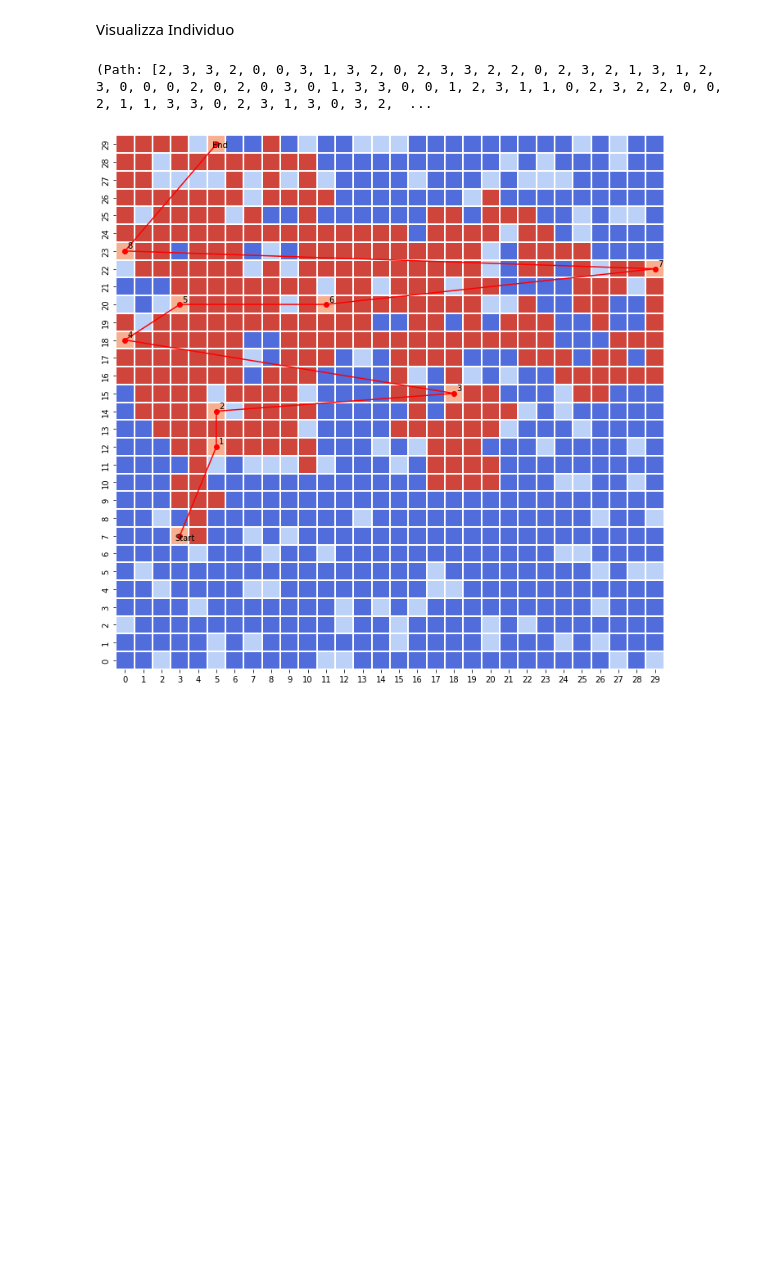
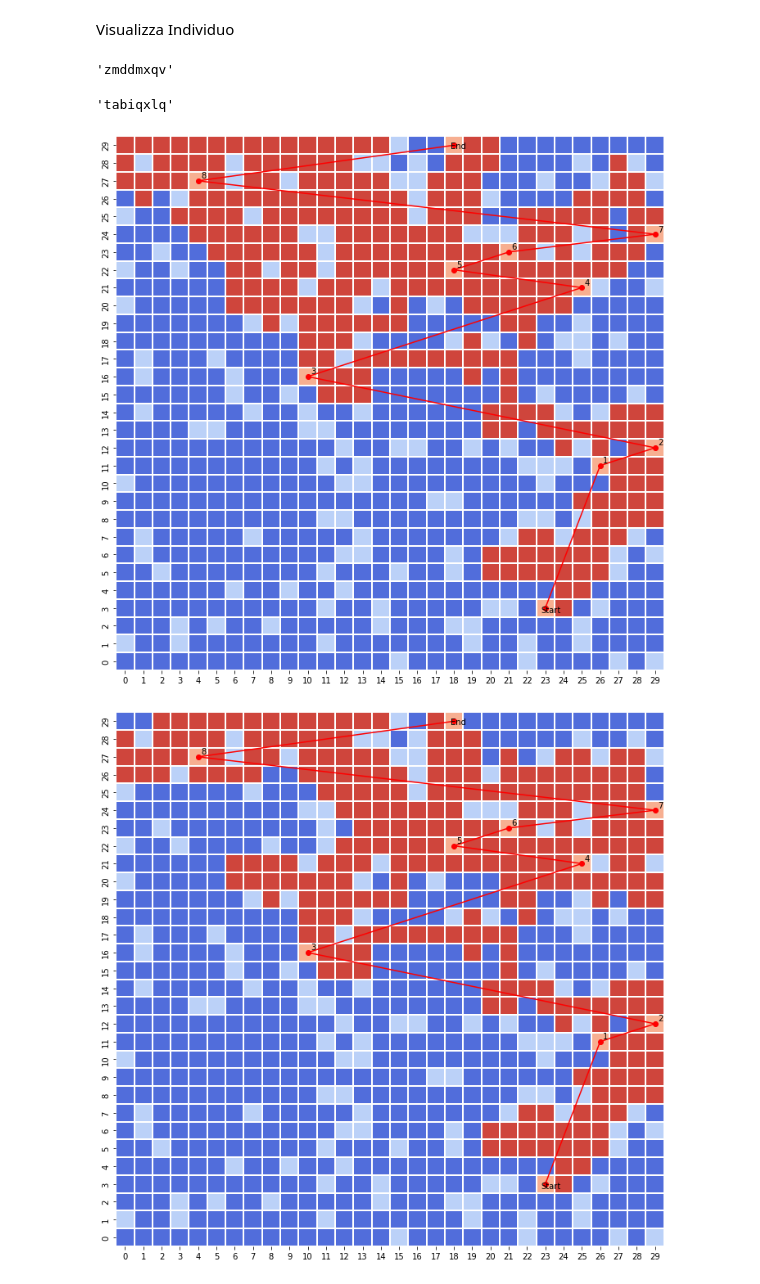
Before and after one commit to giorgio-angelo-esposito/Orienteering_GA, a Jupyter notebook: Orieentiring_GA.ipynb, the cells around one changed output. Drawn from its saved outputs; the diff is of its cells as text; code cells hidden in the pictures; blank space fills up the shorter version.

```diff
--- a/Orieentiring_GA.ipynb
+++ b/Orieentiring_GA.ipynb
@@ -485,18 +471,21 @@ def retrievePathToEnd(individual,cp):
+# %%
+def retrievePathToEnd(individual,cp):
+
+  i = individual.cp_index.get(cp)
+  return individual.path[i:]
 # %%
 def reproduce(parent1, parent2):
 
-  print(parent1,parent2)
+  print(parent1.name,parent2.name)
   child = Individual()
 
-  index = random.randint(0,len(map.getControlPointList()) - 1)
+  cp_index = random.randint(1,len(map.getControlPointList()) - 2)
 
-  cp = map.getControlPointList()[index]
-  a = retrievePathToCP(parent1,cp)
-
-  b = retrievePathToEnd(parent2,cp)
+  a = retrievePathToCP(parent1,cp_index)
+  print('parent1 path: ',a)
+  b = retrievePathToEnd(parent2,cp_index)
+  print('parent2 path: ',b)
+  child.name = parent1.name[0:4] + parent2.name[4:8]
   child.path = a + b
 
   return child
-# %%
-child = reproduce(ranked_pop[0],ranked_pop[1])
-child
@@ -650,12 +612,13 @@ def nextPopulation(actualPopulation, mutation_rate):
   ranked_pop = rankPopulation(actualPopulation)
 
   for elements in ranked_pop:
-    print(elements.fitness)
+    print(elements.name + ': ' + str(elements.fitness) + '\n -> Path: ' + str(elements.path))
 
   mating_pool = matingPool(ranked_pop)
   next_population = reproducePopulation(mating_pool)
-  mutatePopulation(next_population,mutation_rate)
-  findFitness(next_population)
+  #checkPath(next_population)
+  #mutatePopulation(next_population,mutation_rate)
+  #findFitness(next_population)
 
   return next_population
 # %%
@@ -693,12 +637,17 @@ def getBestIndividual(population):
 # %%
 best_individual = getBestIndividual(pop)
 # %%
-best_individual[0]
+best_individual[0].name
 # %% [output]
-(Path: [2, 3, 3, 2, 0, 0, 3, 1, 3, 2, 0, 2, 3, 3, 2, 2, 0, 2, 3, 2, 1, 3, 1, 2, 3, 0, 0, 0, 2, 0, 2, 0, 3, 0, 1, 3, 3, 0, 0, 1, 2, 3, 1, 1, 0, 2, 3, 2, 2, 0, 0, 2, 1, 1, 3, 3, 0, 2, 3, 1, 3, 0, 3, 2,  ...
+'zmddmxqv'
+# %%
+pop[0].name
+# %% [output]
+'tabiqxlq'
 # %%
-#map.visualizeIndividual(mappa,child)
-map.visualizeIndividual(mappa,best_individual[0])
-#map.visualizeIndividual(mappa,ranked_pop[1])
+map.visualizeIndividual(mappa,child)
+map.visualizeIndividual(mappa,pop[0])
+map.visualizeIndividual(mappa,pop[1])
 # %% [output]
-[figure, old version]
+[figure, new version]
+[figure, added]
```
Also changed, not shown: parts of 23 cells of this notebook.
